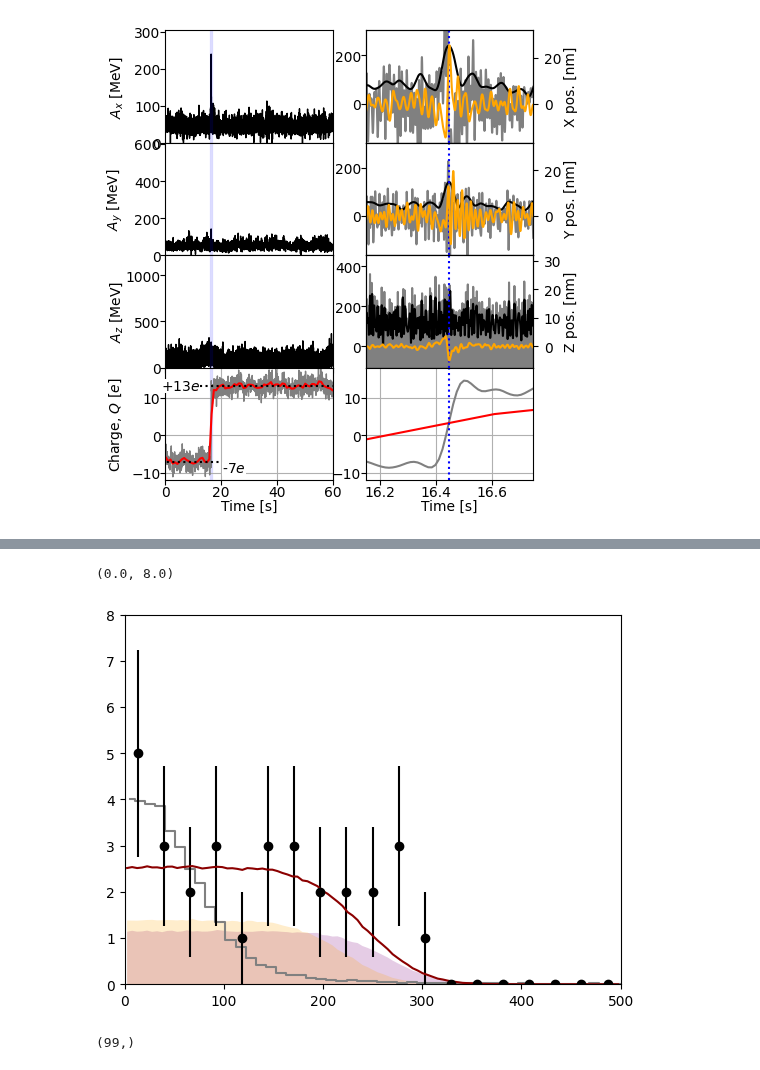
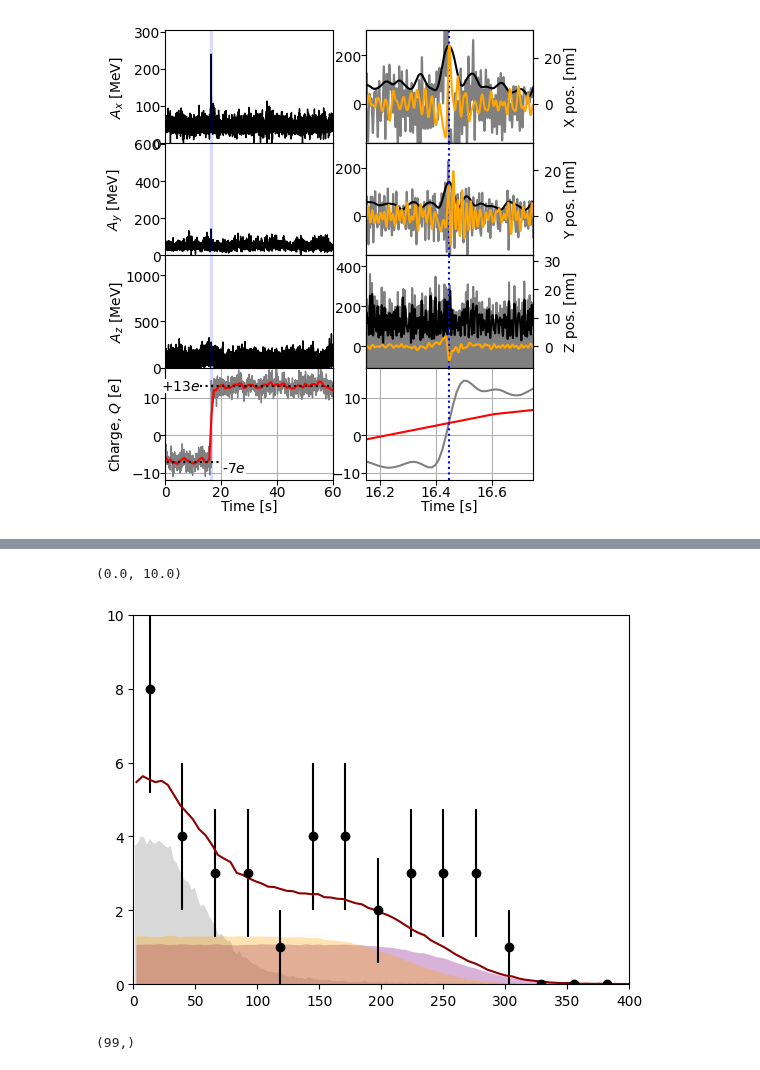
Before and after one commit to Moore-Lab/decay_analysis, a Jupyter notebook: paper_figures.ipynb, the cells around one changed output, grey strips where cells are left out. Saved outputs shown, nothing was run; the diff lists cells and outputs as text; code cells hidden in the pictures.

Commit message:
starting recon for 11/21

```diff
--- a/paper_figures.ipynb
+++ b/paper_figures.ipynb
@@ -547,10 +547,14 @@ plt.savefig("pulse_fig_paper_2col.pdf", bbox_inches='tight', dpi=300)
 [figure]
 [figure]
 # %%
-file_label = "20231030"
-code_path = "/Users/dcmoore/Library/CloudStorage/GoogleDrive-david.c.moore@yale.edu/My Drive/yale/uspheres/decay_analysis"
-data_dir = os.path.join(code_path, "data", file_label)
-fname_refined = data_dir+"/pulse_recon_no_sub_refined_%s.pkl"%(file_label)
+file_label_list = ["20231030", "20231030_2"]
+pulse_data_list = []
+for file_label in file_label_list:
+    code_path = "/Users/dcmoore/Library/CloudStorage/GoogleDrive-david.c.moore@yale.edu/My Drive/yale/uspheres/decay_analysis"
+    data_dir = os.path.join(code_path, "data", file_label)
+    fname_refined = data_dir+"/pulse_recon_no_sub_refined_%s.pkl"%(file_label)
 
-with open(fname_refined, 'rb') as fin:
-    pulse_data_refined = pickle.load(fin)
+    with open(fname_refined, 'rb') as fin:
+        pulse_data_refined = pickle.load(fin)
+
+    pulse_data_list.append(pulse_data_refined)
@@ -605,38 +589,39 @@ event_amps = np.array(event_amps)
 # %%
 importlib.reload(bu)
 field_cal_fac = 0.8 ## factor from COMSOL to convert to E-field at particle
 
 bins2 = np.linspace(0, 500, 20)
 cut = event_amps[:,2] < 25
 hh, be = np.histogram(event_amps[cut,1]*field_cal_fac, bins=bins2)
 bc2 = be[:-1] + np.diff(be)/2
 norm_fac = np.max(tot_noise)/4
 tot_noise /= norm_fac
 
 noise_vals = [40, 90, 200]
 exp_bins, epdf_ndof, epdf_1 = bu.calc_expected_spectrum(noise_vals, docut=False, make_plots=False)
 
+alph = 0.3
 plt.figure()
-plt.step(bc*field_cal_fac, tot_noise, where='mid', color='gray')
+plt.fill_between(bc*field_cal_fac, np.zeros_like(tot_noise), tot_noise, color='gray', alpha=alph, edgecolor=None)
 plt.errorbar(bc2, hh, yerr=np.sqrt(hh), fmt='ko')
 
 pdf_bi212, pdf_po212 = epdf_1[1], epdf_1[2]
 tot_pdf = pdf_bi212 + pdf_po212
 
-tot_pdf_ffn = lambda x,A: A*np.interp(x,exp_bins,tot_pdf)
+tot_pdf_ffn = lambda x,A,B: A*np.interp(x,exp_bins,tot_pdf) + B*np.interp(x,bc*field_cal_fac, tot_noise)
 
 sigma = np.sqrt(hh)
 sigma[sigma==0] = 1
-bp, bcov = opt.curve_fit(tot_pdf_ffn, bc2, hh, p0=[1], sigma=sigma)
+bp, bcov = opt.curve_fit(tot_pdf_ffn, bc2, hh, p0=[1,0.5], sigma=sigma)
 
-plt.plot(exp_bins, tot_pdf*bp[0], '-', color='darkred')
-plt.fill_between(exp_bins, np.zeros_like(exp_bins), pdf_bi212*bp[0], color='purple', alpha=0.2, edgecolor=None)
-plt.fill_between(exp_bins, np.zeros_like(exp_bins), pdf_po212*bp[0], color='orange', alpha=0.2, edgecolor=None)
-plt.xlim(0,500)
-plt.ylim(0,8)
+plt.plot(exp_bins, tot_pdf_ffn(exp_bins, *bp), '-', color='darkred')
+plt.fill_between(exp_bins, np.zeros_like(exp_bins), pdf_bi212*bp[0], color='purple', alpha=alph, edgecolor=None)
+plt.fill_between(exp_bins, np.zeros_like(exp_bins), pdf_po212*bp[0], color='orange', alpha=alph, edgecolor=None)
+plt.xlim(0,400)
+plt.ylim(0,10)
 # %% [output]
-(0.0, 8.0)
+(0.0, 10.0)
-[figure, old version]
+[figure, new version]
 # %%
 np.shape(pdf_bi212)
 # %% [output]
```
Also changed, not shown: parts of 2 cells of this notebook, 2 other files.
